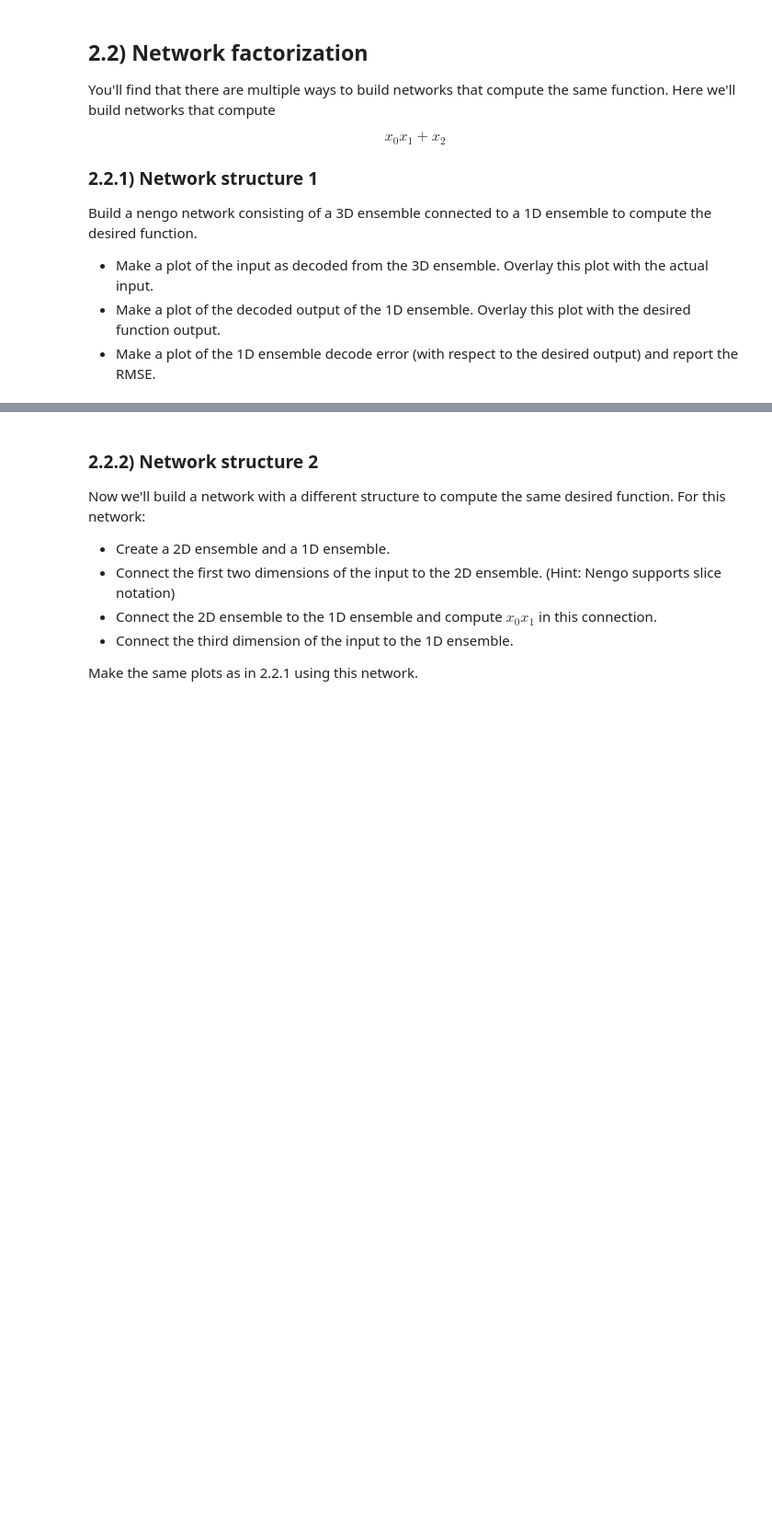
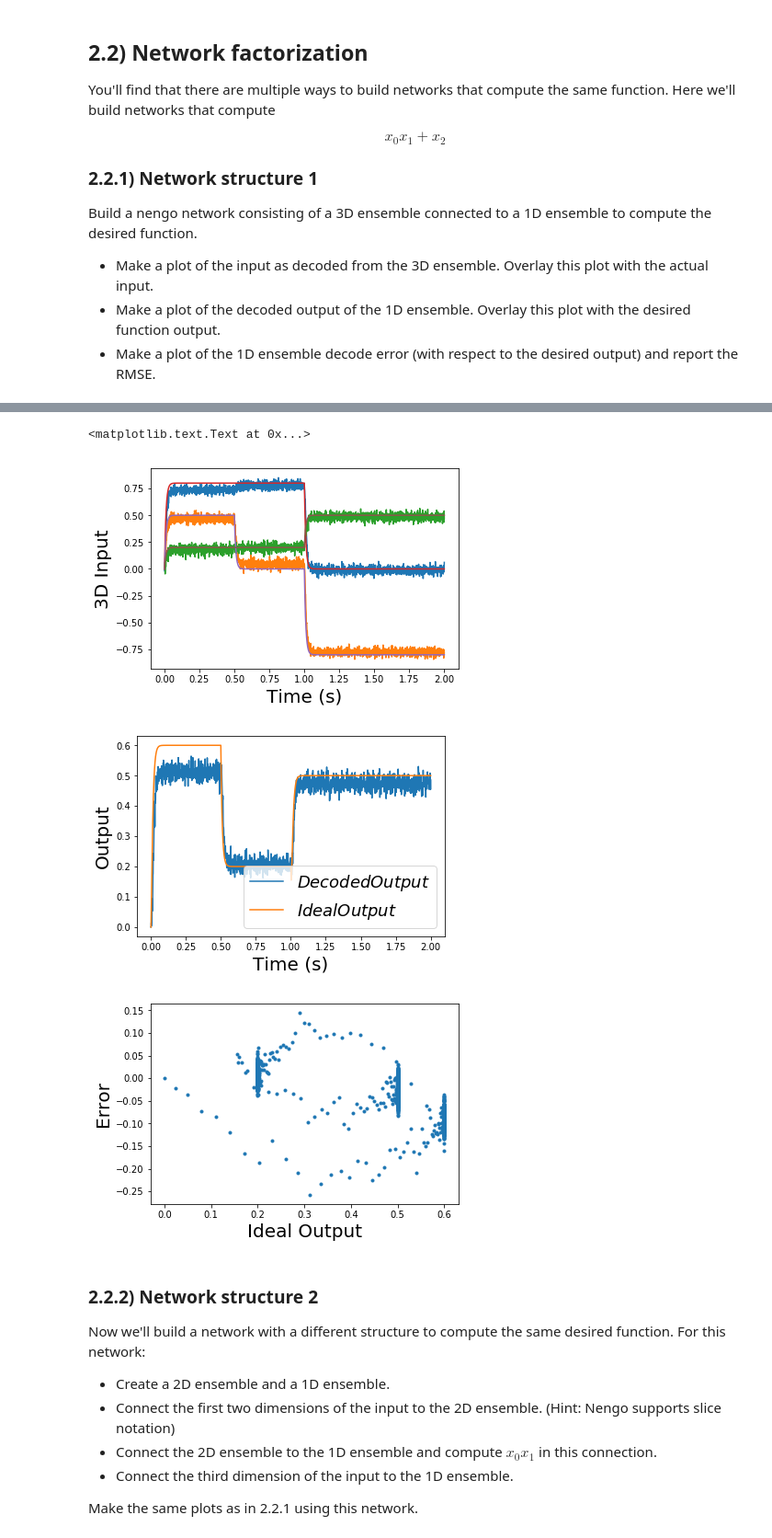
Before and after one commit to Quantumgame/EE207, a Jupyter notebook: Assignments/homework1-1/homework1/problem2.ipynb, the cells around one changed output, grey strips where cells are left out. Shown at 92% size. Saved outputs shown, nothing was run; the diff lists cells and outputs as text; code cells hidden in the pictures; blank space fills up the shorter version.

```diff
--- a/Assignments/homework1-1/homework1/problem2.ipynb
+++ b/Assignments/homework1-1/homework1/problem2.ipynb
@@ -166,0 +208,55 @@ raise NotImplementedError()
+# %%
+T = 2.  # duration of simulation
+tau_ens_probe = .01  # Use this as the synapse parameter when creating Probes of Ensembles
+in_fun = piecewise({0.:(.8, .5, .2),
+                    .5:(.8, 0., .2),
+                    1.:(0., -.8, .5)})  # input function to your network
+N0 = 100  # Number of neurons in the 3D Ensemble
+N1 = 100  # Number of neurons in the 1D Ensemble
+
+
+model = nengo.Network()
+with model:
+    inp = nengo.Node(in_fun)
+    ens1 = nengo.Ensemble(n_neurons=N0,
+                    dimensions = 3
+                    )
+    ens2 = nengo.Ensemble(n_neurons=N1,
+                dimensions = 1
+                )
+
+    probe_h = nengo.Probe(ens1,
+                         synapse=tau_ens_probe
+                         )
+    probe = nengo.Probe(ens2,
+                         synapse=tau_ens_probe
+                        )
+    probe_in = nengo.Probe(inp, synapse=tau_ens_probe)
+    nengo.Connection(inp, ens1)
+    nengo.Connection(ens1, ens2, function = lambda x: x[0]*x[1] + x[2])
+
+with nengo.Simulator(model) as sim:
+    sim.run(T)
+ideal_output = sim.data[probe_in][:,0]*sim.data[probe_in][:,1] + sim.data[probe_in][:,2]
+ideal_output = ideal_output.reshape((-1,1))
+error = sim.data[probe] - ideal_output
+RMSE = compute_rmse(sim.data[probe], ideal_output)
+print('RMSE is %r' % RMSE)
+
+plt.plot(sim.trange(), sim.data[probe_h], label=r'$Decoded Output$')
+plt.plot(sim.trange(), sim.data[probe_in], label=r'$Ideal Output$')
+plt.xlabel('Time (s)')
+plt.ylabel('3D Input')
+
+plt.figure()
+plt.plot(sim.trange(), sim.data[probe], label=r'$Decoded Output$')
+plt.plot(sim.trange(), ideal_output, label=r'$Ideal Output$')
+plt.xlabel('Time (s)')
+plt.ylabel('Output')
+plt.legend(loc = 'lower right')
+
+plt.figure()
+plt.plot(ideal_output, error, '.')
+plt.xlabel('Ideal Output')
+plt.ylabel('Error')
+# %% [output]
@@ -167,3 +266,7 @@ raise NotImplementedError()
+<matplotlib.text.Text at 0x...>
+[figure, added]
+[figure, added]
+[figure, added]
 # %% [markdown]
 ### 2.2.2) Network structure 2
 Now we'll build a network with a different structure to compute the same desired function. For this network:
```
Also changed, not shown: parts of 7 cells of this notebook, 2 other files.
